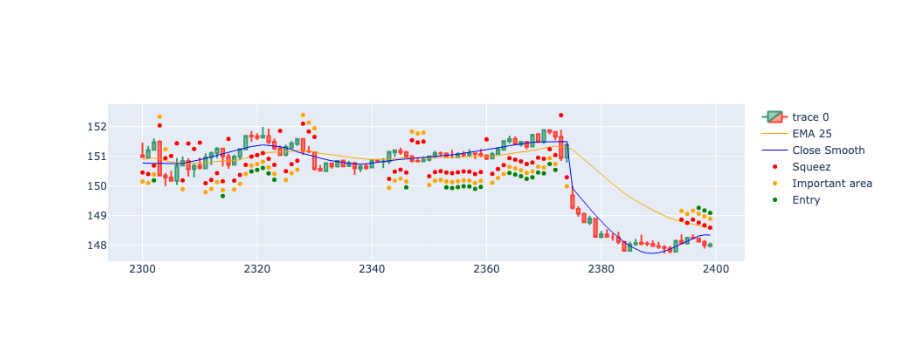
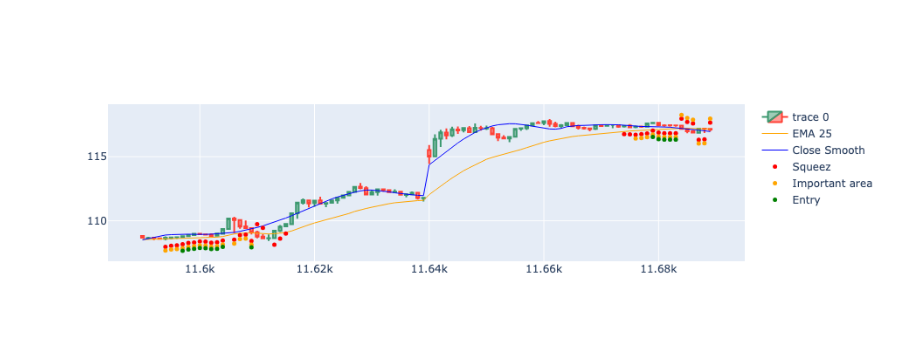
Before and after one commit to gastoncs/jupyter-docker, a Jupyter notebook: app/src/backtesting/squeez/squeez_pattern_v3.ipynb, the cells around one changed output. Drawn from its saved outputs; the diff is of its cells as text; code cells hidden in the pictures.

```diff
--- a/app/src/backtesting/squeez/squeez_pattern_v3.ipynb
+++ b/app/src/backtesting/squeez/squeez_pattern_v3.ipynb
@@ -140,8 +140,8 @@ def detectPosibleBreak(candle)->None:
 
 if __name__ == '__main__':
 
-    df = pd.read_csv("../data/AAPL/AAPL.USUSD_Candlestick_5_M_ASK_05.10.2022-05.10.2024.csv")
-    df2 = pd.read_csv("../data/AAPL/AAPL.USUSD_Candlestick_1_D_ASK_05.10.2022-05.10.2024.csv")
+    df = pd.read_csv("../data/GOOGL/GOOGL.USUSD_Candlestick_5_M_ASK_05.10.2022-05.10.2024.csv")
+    df2 = pd.read_csv("../data/GOOGL/GOOGL.USUSD_Candlestick_1_D_ASK_05.10.2022-05.10.2024.csv")
     df2.reset_index(drop=True, inplace=True)
 
     df['Gmt time']=df["Gmt time"].str.replace(".000","")
@@ -175,7 +175,7 @@ if __name__ == '__main__':
     df["low5min_smooth"] = savgol_filter(df.low_5min, 49, 5)
 
     fromTodayStart = '2022-10-05 09:30:00'
-    toNow   = '2024-10-05 16:00:00'
+    toNow   = '2022-10-05 16:00:00'
     df = df[df['datetime_est'].between(fromTodayStart, toNow)].copy()
 
     #df=df[0:50000]
@@ -244,34 +244,34 @@ with pd.option_context("mode.copy_on_write", True):
 import plotly.io as pio
 import plotly.graph_objects as go
 
-dfpl = df[2300:2400]
+dfpl = df[11590:11690]
 
 fig = go.Figure(
     data=[
         go.Candlestick(
             x=dfpl.index,
             open=dfpl['open_5min'],
             high=dfpl['high_5min'],
             low=dfpl['low_5min'],
             close=dfpl['close_5min']),
         go.Scatter(
             x=dfpl.index,
             y=dfpl['ema25_5min'],
             line=dict(color='orange', width=1),
             name="EMA 25"),
         go.Scatter(
             x=dfpl.index,
             y=dfpl['close5min_smooth'],
             line=dict(color='blue', width=1),
             name="Close Smooth")
     ]
 )
 
 fig.add_scatter(x=dfpl.index, y=dfpl['squezzeArea'], mode="markers", marker=dict(size=5, color="red"), name="Squeez")
 fig.add_scatter(x=dfpl.index, y=dfpl['squeezeCloseToEmaArea'], mode="markers", marker=dict(size=5, color="orange"), name="Important area")
 fig.add_scatter(x=dfpl.index, y=dfpl['posibleBreakArea'], mode="markers", marker=dict(size=5, color="green"), name="Entry")
 
 fig.update_layout(xaxis_rangeslider_visible=False)
 fig.show()
 # %% [output]
-[figure, old version]
+[figure, new version]
```
Also changed, not shown: 4 other files.
